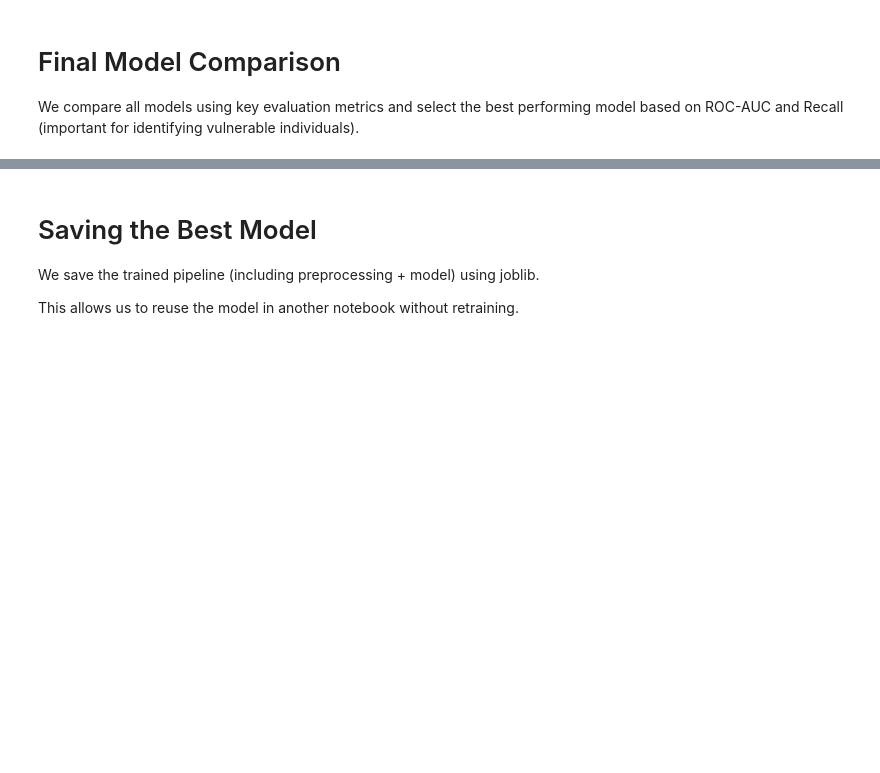
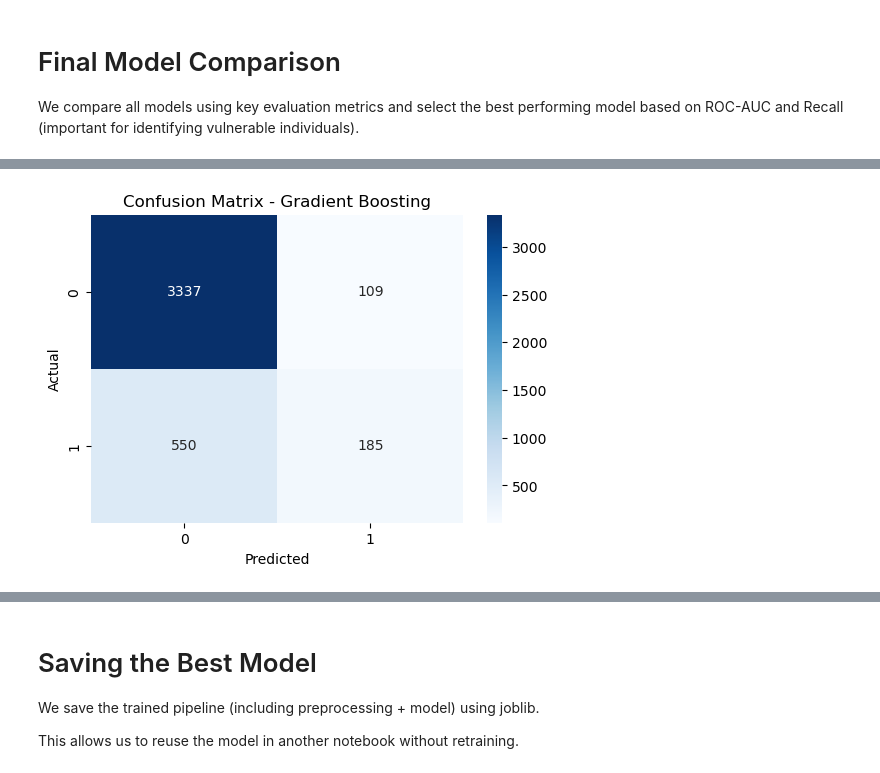
Before and after one commit to ChairoSolutions/Kenya-financial-inclusion-risk, a Jupyter notebook: notebooks/Modeling_and_Evaluation.ipynb, the cells around one changed output, grey strips where cells are left out. Cells and saved outputs as stored; diff of their text form; code cells hidden in the pictures; blank space fills up the shorter version.

```diff
--- a/notebooks/Modeling_and_Evaluation.ipynb
+++ b/notebooks/Modeling_and_Evaluation.ipynb
@@ -147,0 +229,11 @@ from sklearn.ensemble import RandomForestClassifier, GradientBoostingClassifier
+# %%
+from sklearn.dummy import DummyClassifier
+from sklearn.pipeline import Pipeline
+
+dummy = Pipeline([
+    ("preprocess", preprocessor),
+    ("model", DummyClassifier(strategy="most_frequent"))
+
+])
+dummy.fit(X_train, y_train)
+y_pred_dummy = dummy.predict(X_test)
@@ -150,5 +268,8 @@ from sklearn.ensemble import RandomForestClassifier, GradientBoostingClassifier
 # %%
 log_reg = Pipeline([
     ("preprocess", preprocessor),
-    ("model", LogisticRegression(max_iter=1000))
+    ("model", LogisticRegression(max_iter=1000, random_state=42, class_weight="balanced"))
 ])
+log_reg.fit(X_train, y_train)
+y_pred_log_reg = log_reg.predict(X_test)
+log_reg_proba = log_reg.predict_proba(X_test)[:, 1]
@@ -162,3 +305,5 @@ rf = Pipeline([
         random_state=42
     ))
 ])
+rf.fit(X_train, y_train)
+y_pred_rf = rf.predict(X_test)
@@ -173,3 +340,5 @@ gb = Pipeline([
         random_state=42
     ))
 ])
+gb.fit(X_train, y_train)
+y_pred_gb = gb.predict(X_test)
@@ -305,0 +566,20 @@ results_df.sort_values(by="ROC-AUC", ascending=False)
+# %%
+import seaborn as sns
+import matplotlib.pyplot as plt
+from sklearn.metrics import confusion_matrix
+
+# predictions
+y_pred_gb = gb.predict(X_test)
+
+# confusion matrix
+cm = confusion_matrix(y_test, y_pred_gb)
+
+plt.figure(figsize=(6,4))
+sns.heatmap(cm, annot=True, fmt="d", cmap="Blues")
+
+plt.title("Confusion Matrix - Gradient Boosting")
+plt.xlabel("Predicted")
+plt.ylabel("Actual")
+plt.show()
+# %% [output]
+[figure, added]
```
Also changed, not shown: parts of 31 cells of this notebook, 2 other files.
